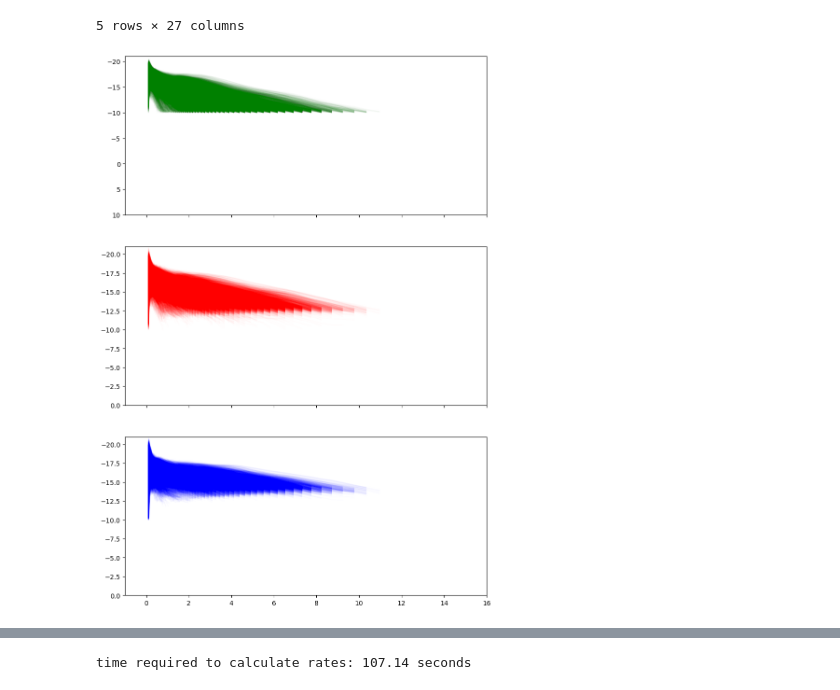
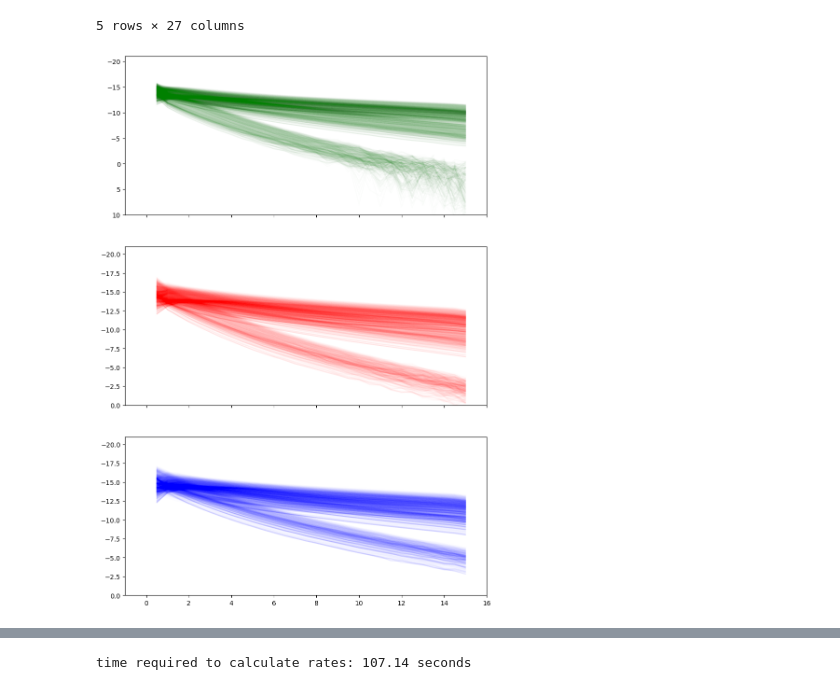
Before and after one commit to tylerbarna/kn-imposters, a Jupyter notebook: hq_candidates.ipynb, the cells around one changed output, grey strips where cells are left out. Drawn from its saved outputs; the diff is of its cells as text; code cells hidden in the pictures.

Commit message:
rise plots

```diff
--- a/hq_candidates.ipynb
+++ b/hq_candidates.ipynb
@@ -584,14 +584,14 @@ for key, value in bulla_grid_lightcurves_2022.items():
 # %%
 ## plot all of the lightcurves in a 3x1 grid where each subplot corresponds to ztfg, ztfr, and ztfi filters
 fig, ax = plt.subplots(3, 1, figsize=(10, 15), sharex=True)
-[ax[0].plot(value["t"], value["ztfg"], alpha=0.01, color='g') for key, value in bulla_grid_lightcurves_2022_cutoff.items()]
-[ax[1].plot(value["t"], value["ztfr"], alpha=0.01, color='r') for key, value in bulla_grid_lightcurves_2022_cutoff.items()]
-[ax[2].plot(value["t"], value["ztfi"], alpha=0.01, color='b') for key, value in bulla_grid_lightcurves_2022_cutoff.items()]
+[ax[0].plot(value["t"], value["ztfg"], alpha=0.01, color='g') for key, value in bulla_grid_lightcurves_2019.items()]
+[ax[1].plot(value["t"], value["ztfr"], alpha=0.01, color='r') for key, value in bulla_grid_lightcurves_2019.items()]
+[ax[2].plot(value["t"], value["ztfi"], alpha=0.01, color='b') for key, value in bulla_grid_lightcurves_2019.items()]
 ax[0].invert_yaxis(), ax[1].invert_yaxis(), ax[2].invert_yaxis();
 [ax[i].set_xlim(-1,16) for i in range(3)];
 ax[0].set_ylim(10,-21), ax[1].set_ylim(0,-21), ax[2].set_ylim(0,-21);
 # %% [output]
-[figure, old version]
+[figure, new version]
 # %%
 def get_peak(lightcurve, filter):
     '''
```
Also changed, not shown: parts of 10 cells of this notebook, 1 other file.
